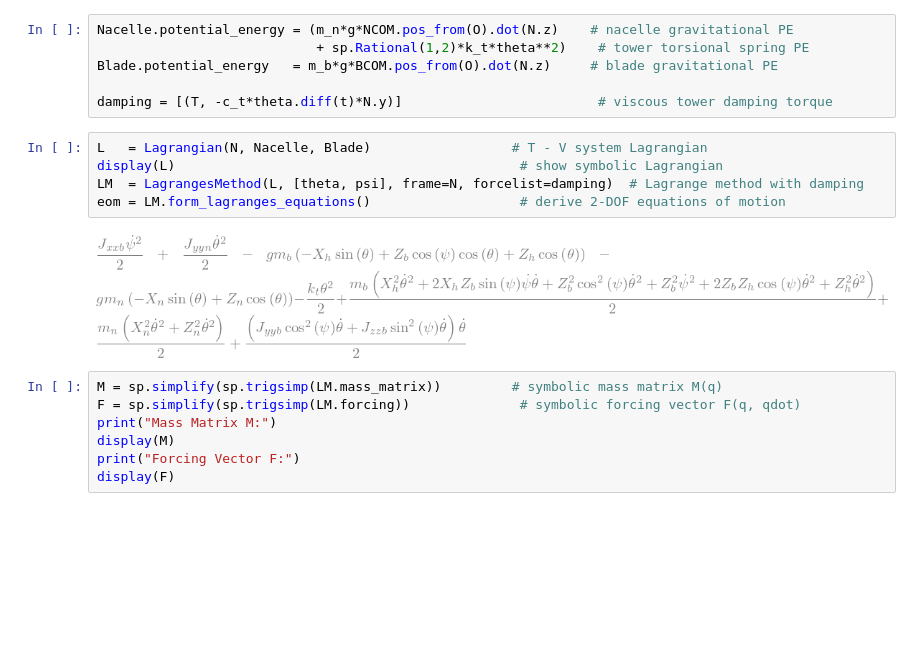
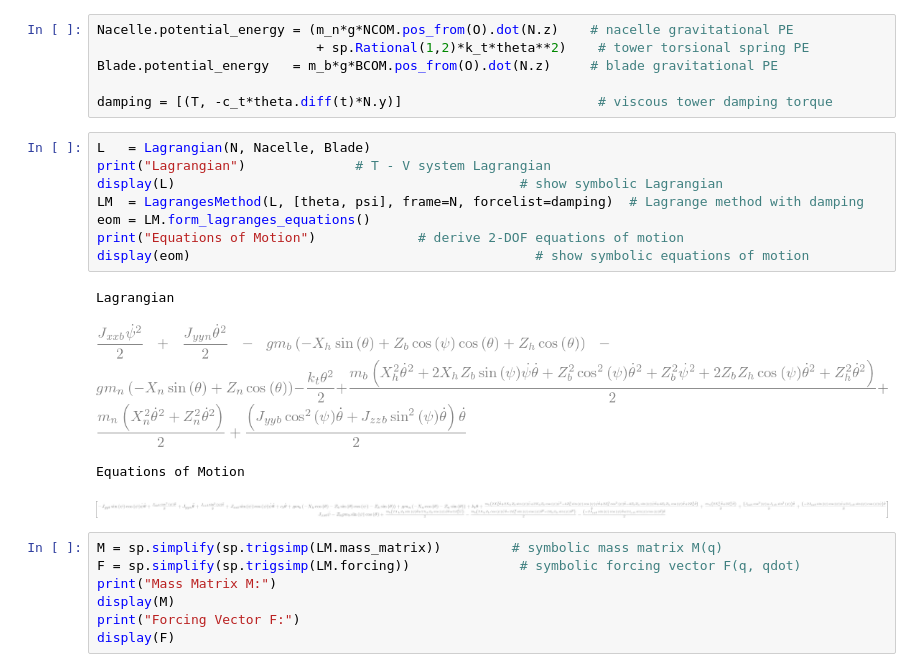
Before and after one commit to dinornall/Honors-Thesis, a Jupyter notebook: onebladeTN.ipynb, the cells around one changed output. Saved outputs shown, nothing was run; the diff lists cells and outputs as text; blank space fills up the shorter version.

```diff
--- a/onebladeTN.ipynb
+++ b/onebladeTN.ipynb
@@ -47,12 +47,18 @@ Blade.potential_energy   = m_b*g*BCOM.pos_from(O).dot(N.z)     # blade gravitati
 
 damping = [(T, -c_t*theta.diff(t)*N.y)]                         # viscous tower damping torque
 # %%
-L   = Lagrangian(N, Nacelle, Blade)                  # T - V system Lagrangian
+L   = Lagrangian(N, Nacelle, Blade)
+print("Lagrangian")              # T - V system Lagrangian
 display(L)                                            # show symbolic Lagrangian
 LM  = LagrangesMethod(L, [theta, psi], frame=N, forcelist=damping)  # Lagrange method with damping
-eom = LM.form_lagranges_equations()                   # derive 2-DOF equations of motion
+eom = LM.form_lagranges_equations()
+print("Equations of Motion")             # derive 2-DOF equations of motion
+display(eom)                                            # show symbolic equations of motion
 # %% [output]
+Lagrangian
 [figure]
+Equations of Motion
+[figure, added]
 # %%
 M = sp.simplify(sp.trigsimp(LM.mass_matrix))         # symbolic mass matrix M(q)
 F = sp.simplify(sp.trigsimp(LM.forcing))              # symbolic forcing vector F(q, qdot)
```
Also changed, not shown: 41 other files.
